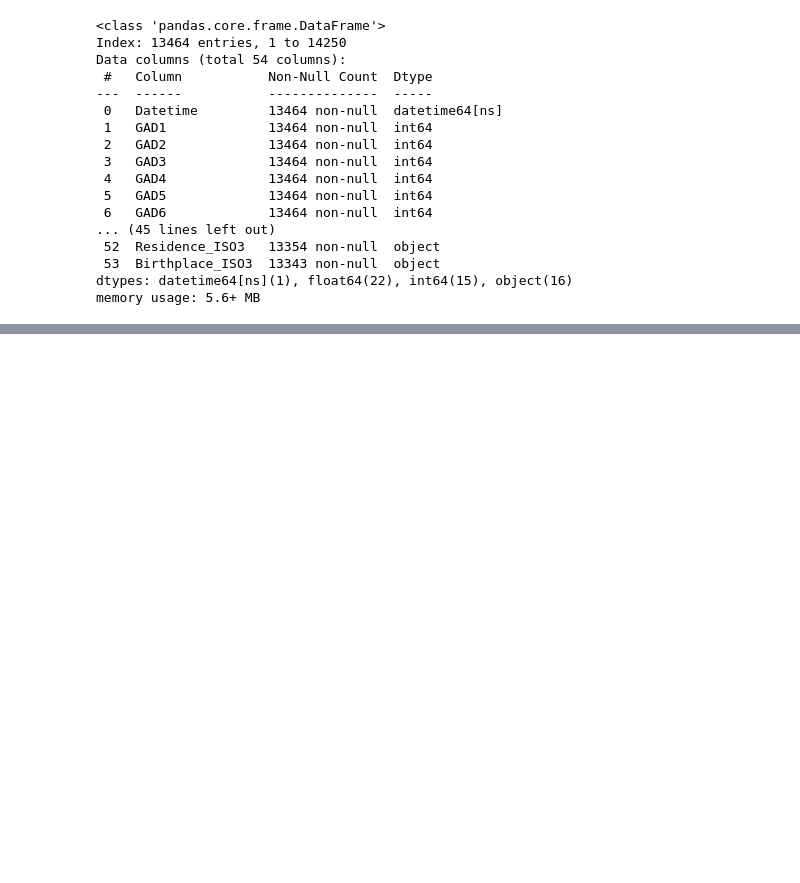
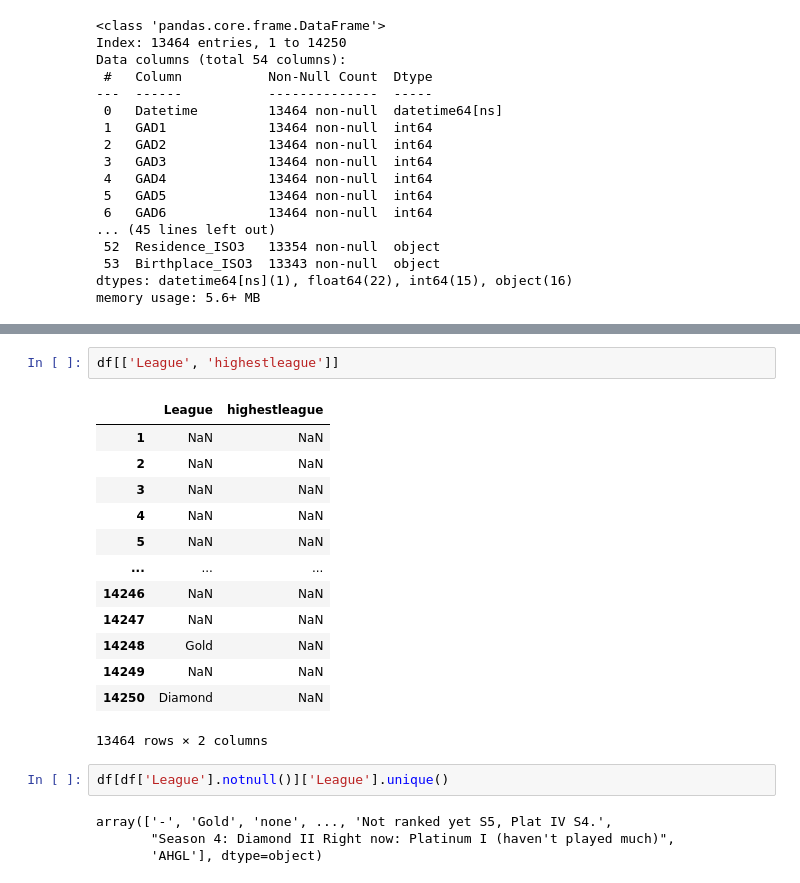
Before and after one commit to OulinG138/Gaming-Habits-and-Mental-Well-being-Dashboard, a Jupyter notebook: notebooks/01_data_exploration.ipynb, the cells around one changed output, grey strips where cells are left out. Drawn from its saved outputs; the diff is of its cells as text; blank space fills up the shorter version.

```diff
--- a/notebooks/01_data_exploration.ipynb
+++ b/notebooks/01_data_exploration.ipynb
@@ -62,0 +118,22 @@ memory usage: 5.6+ MB
+# %%
+df[['League', 'highestleague']]
+# %% [output]
+|  | League | highestleague |
+| 1 | NaN | NaN |
+| 2 | NaN | NaN |
+| 3 | NaN | NaN |
+| 4 | NaN | NaN |
+| 5 | NaN | NaN |
+| ... | ... | ... |
+| 14246 | NaN | NaN |
+| 14247 | NaN | NaN |
+| 14248 | Gold | NaN |
+| 14249 | NaN | NaN |
+| 14250 | Diamond | NaN |
+13464 rows × 2 columns
+# %%
+df[df['League'].notnull()]['League'].unique()
+# %% [output]
+array(['-', 'Gold', 'none', ..., 'Not ranked yet S5, Plat IV S4.',
+       "Season 4: Diamond II Right now: Platinum I (haven't played much)",
+       'AHGL'], dtype=object)
```
Also changed, not shown: parts of 9 cells of this notebook.
